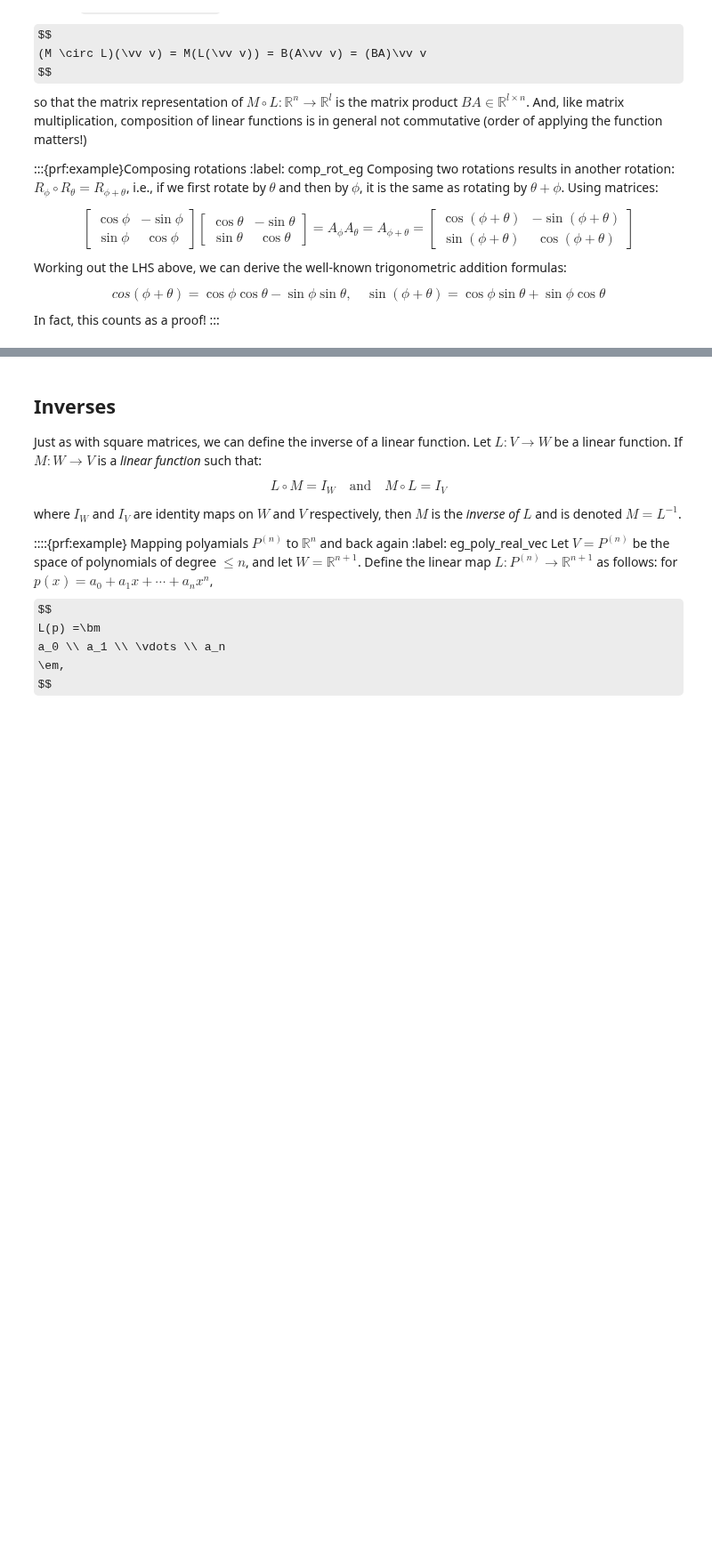
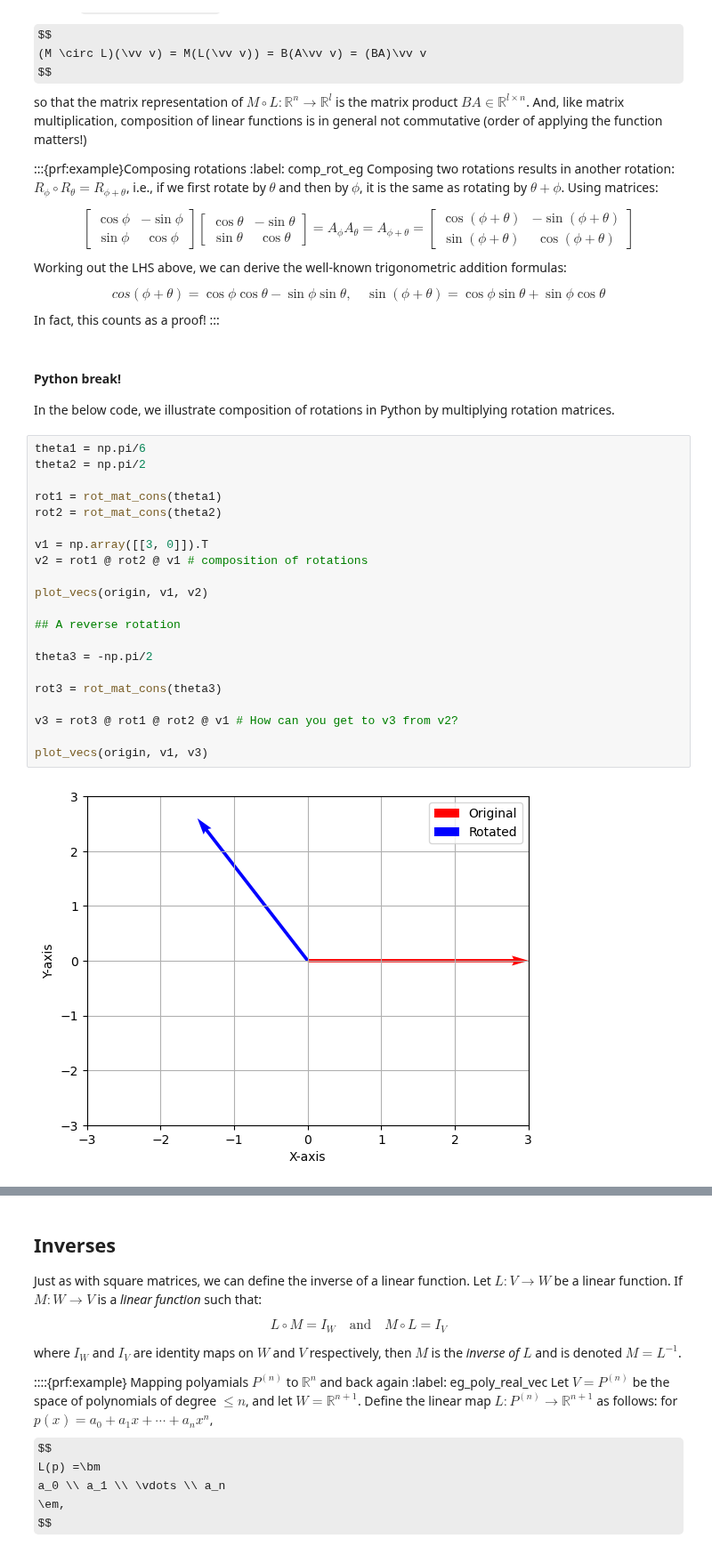
Before and after one commit to nikolaimatni/ese-2030, a Jupyter notebook: 04_Ch_5_Linearity/061-Linear_functions.ipynb, the cells around one changed output, grey strips where cells are left out. Shown at 89% size. Saved outputs shown, nothing was run; the diff lists cells and outputs as text; some formulas as TeX source; blank space fills up the shorter version.

```diff
--- a/04_Ch_5_Linearity/061-Linear_functions.ipynb
+++ b/04_Ch_5_Linearity/061-Linear_functions.ipynb
@@ -184,3 +219,30 @@ cos(\phi+\theta) =  \cos \phi \cos \theta-  \sin \phi \sin \theta, \quad \sin(\p
 $$
 In fact, this counts as a proof!
 :::
+# %% [markdown]
+#### Python break!
+
+In the below code, we illustrate composition of rotations in Python by multiplying rotation matrices.
+# %%
+theta1 = np.pi/6
+theta2 = np.pi/2
+
+rot1 = rot_mat_cons(theta1)
+rot2 = rot_mat_cons(theta2)
+
+v1 = np.array([[3, 0]]).T
+v2 = rot1 @ rot2 @ v1 # composition of rotations
+
+plot_vecs(origin, v1, v2)
+
+## A reverse rotation
+
+theta3 = -np.pi/2
+
+rot3 = rot_mat_cons(theta3)
+
+v3 = rot3 @ rot1 @ rot2 @ v1 # How can you get to v3 from v2?
+
+plot_vecs(origin, v1, v3)
+# %% [output]
+[figure, added]
```
Also changed, not shown: parts of 3 cells of this notebook, 2 other files.
